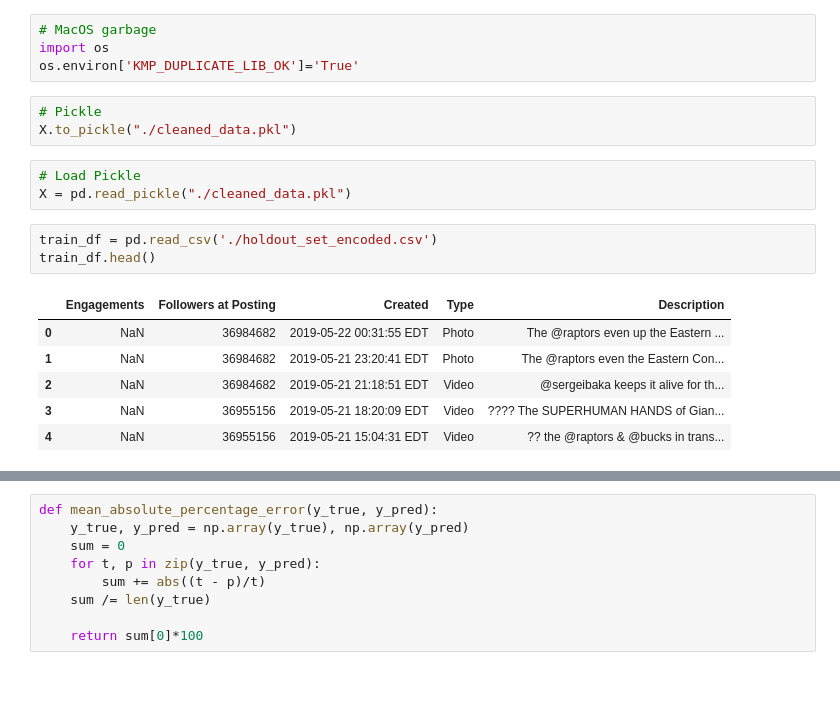
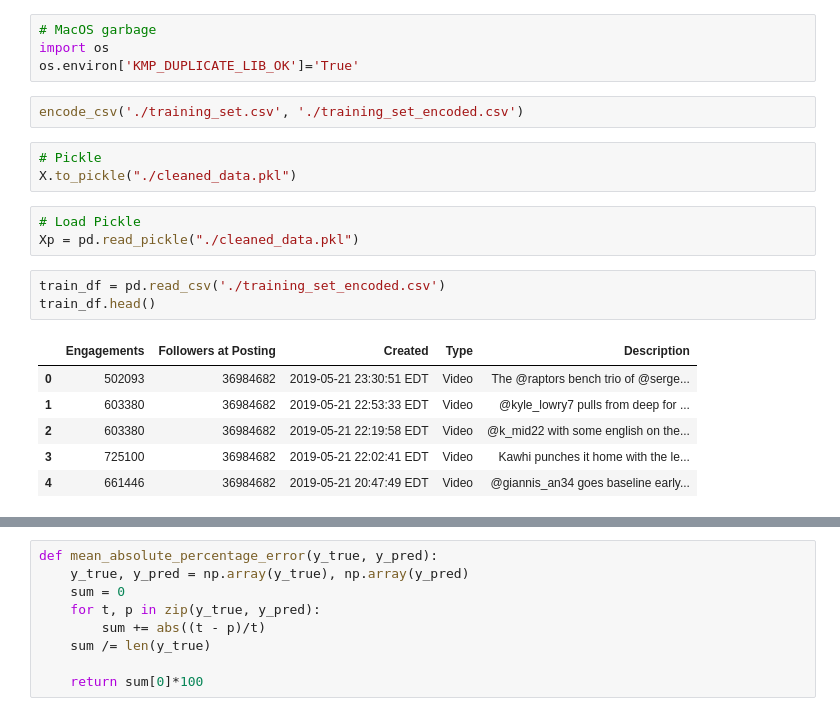
Before and after one commit to jed326/NBAHackathon2019, a Jupyter notebook: Business Analytics/Business Analytics.ipynb, the cells around one changed output, grey strips where cells are left out. Cells and saved outputs as stored; diff of their text form; blank space fills up the shorter version.

```diff
--- a/Business Analytics/Business Analytics.ipynb
+++ b/Business Analytics/Business Analytics.ipynb
@@ -27,20 +32,22 @@ from nltk.sentiment.vader import SentimentIntensityAnalyzer
 # MacOS garbage
 import os
 os.environ['KMP_DUPLICATE_LIB_OK']='True'
+# %%
+encode_csv('./training_set.csv', './training_set_encoded.csv')
 # %%
 # Pickle
 X.to_pickle("./cleaned_data.pkl")
 # %%
 # Load Pickle
-X = pd.read_pickle("./cleaned_data.pkl")
+Xp = pd.read_pickle("./cleaned_data.pkl")
 # %%
-train_df = pd.read_csv('./holdout_set_encoded.csv')
+train_df = pd.read_csv('./training_set_encoded.csv')
 train_df.head()
 # %% [output]
 |  | Engagements | Followers at Posting | Created | Type | Description |
-| 0 | NaN | 36984682 | 2019-05-22 00:31:55 EDT | Photo | The @raptors even up the Eastern ... |
-| 1 | NaN | 36984682 | 2019-05-21 23:20:41 EDT | Photo | The @raptors even the Eastern Con... |
-| 2 | NaN | 36984682 | 2019-05-21 21:18:51 EDT | Video | @sergeibaka keeps it alive for th... |
-| 3 | NaN | 36955156 | 2019-05-21 18:20:09 EDT | Video | ???? The SUPERHUMAN HANDS of Gian... |
-| 4 | NaN | 36955156 | 2019-05-21 15:04:31 EDT | Video | ?? the @raptors & @bucks in trans... |
+| 0 | 502093 | 36984682 | 2019-05-21 23:30:51 EDT | Video | The @raptors bench trio of @serge... |
+| 1 | 603380 | 36984682 | 2019-05-21 22:53:33 EDT | Video | @kyle_lowry7 pulls from deep for ... |
+| 2 | 603380 | 36984682 | 2019-05-21 22:19:58 EDT | Video | @k_mid22 with some english on the... |
+| 3 | 725100 | 36984682 | 2019-05-21 22:02:41 EDT | Video | Kawhi punches it home with the le... |
+| 4 | 661446 | 36984682 | 2019-05-21 20:47:49 EDT | Video | @giannis_an34 goes baseline early... |
 # %%
```
Also changed, not shown: parts of 26 cells of this notebook, 1 other file.
